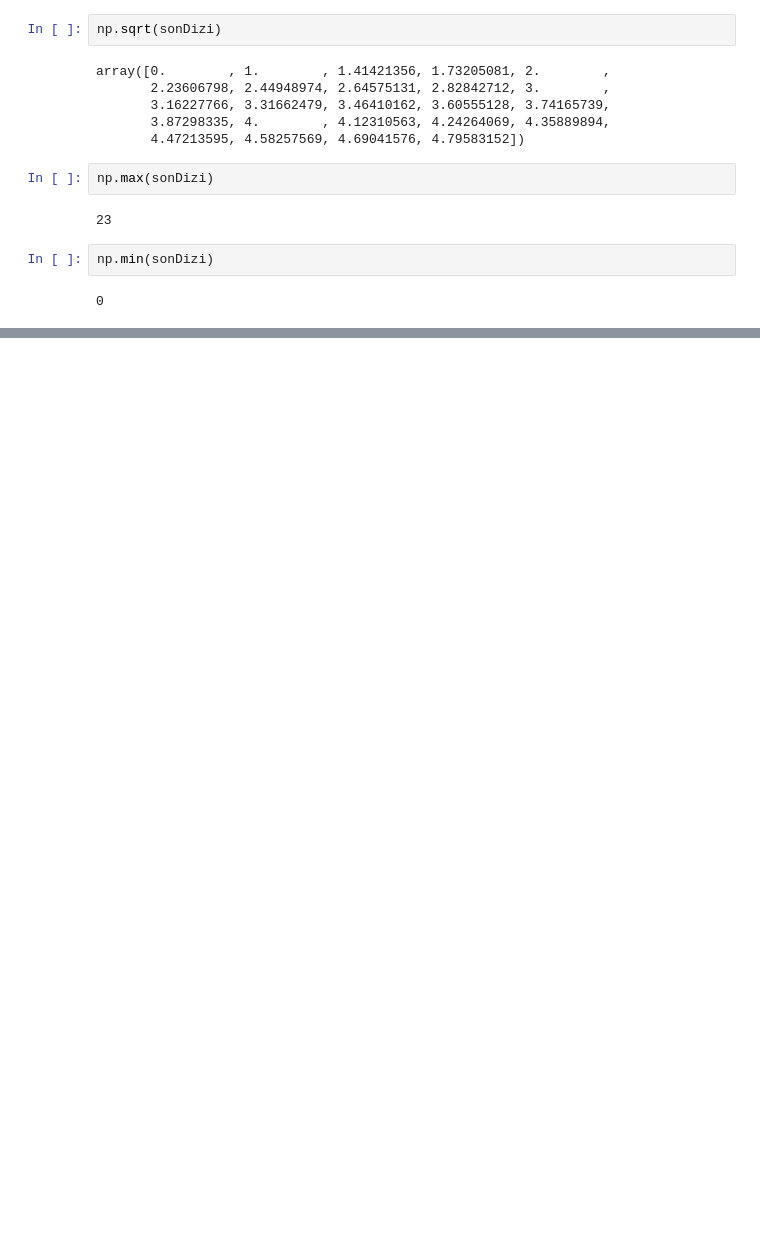
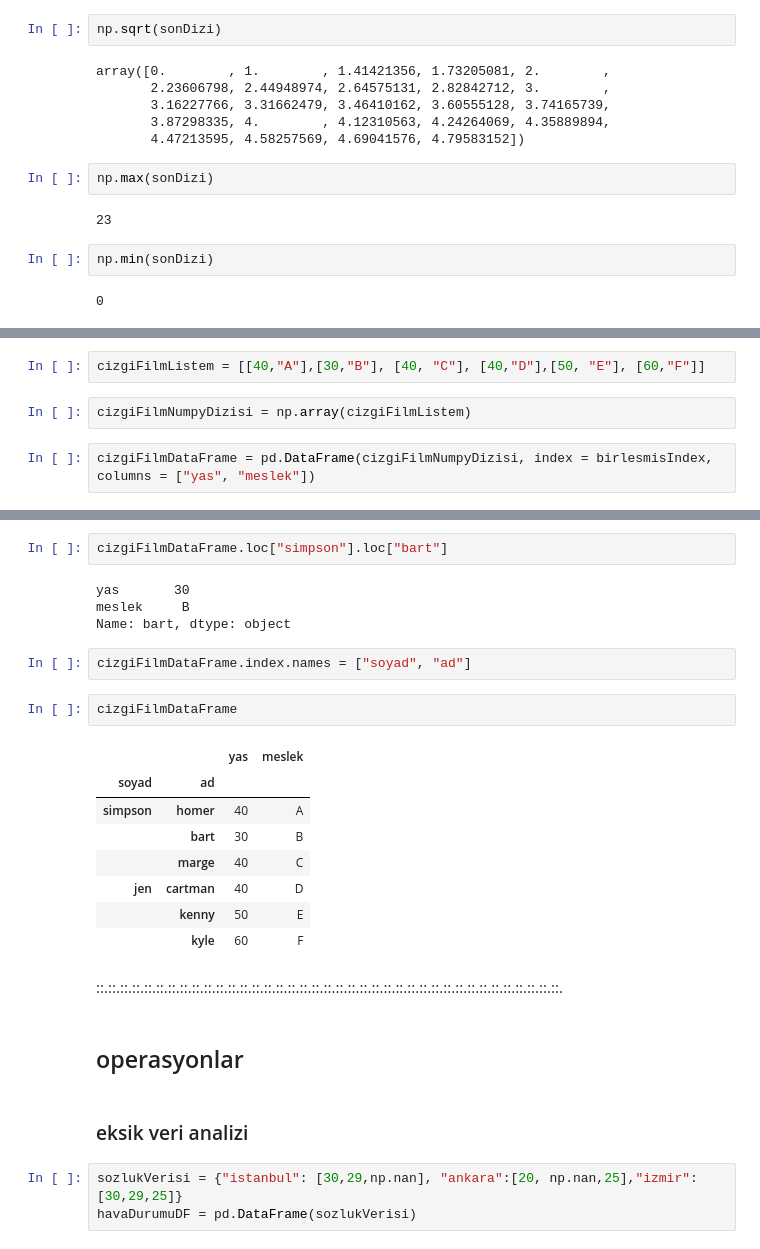
Before and after one commit to yarensabir/COURSES, a Jupyter notebook: btkakademi.gov.tr/VERİ_BİLİMİ_İÇİN_PYTHON_VE_TENSORFLOW/notes.ipynb, the cells around one changed output, grey strips where cells are left out. Drawn from its saved outputs; the diff is of its cells as text; blank space fills up the shorter version.

```diff
--- a/btkakademi.gov.tr/VERİ_BİLİMİ_İÇİN_PYTHON_VE_TENSORFLOW/notes.ipynb
+++ b/btkakademi.gov.tr/VERİ_BİLİMİ_İÇİN_PYTHON_VE_TENSORFLOW/notes.ipynb
@@ -512,0 +826,6 @@ np.min(sonDizi)
+# %%
+cizgiFilmListem = [[40,"A"],[30,"B"], [40, "C"], [40,"D"],[50, "E"], [60,"F"]]
+# %%
+cizgiFilmNumpyDizisi = np.array(cizgiFilmListem)
+# %%
+cizgiFilmDataFrame = pd.DataFrame(cizgiFilmNumpyDizisi, index = birlesmisIndex, columns = ["yas", "meslek"])
@@ -512,0 +849,28 @@ np.min(sonDizi)
+# %%
+cizgiFilmDataFrame.loc["simpson"].loc["bart"]
+# %% [output]
+yas       30
+meslek     B
+Name: bart, dtype: object
+# %%
+cizgiFilmDataFrame.index.names = ["soyad", "ad"]
+# %%
+cizgiFilmDataFrame
+# %% [output]
+|  |  | yas | meslek |
+| soyad | ad |  |  |
+| simpson | homer | 40 | A |
+|  | bart | 30 | B |
+|  | marge | 40 | C |
+| jen | cartman | 40 | D |
+|  | kenny | 50 | E |
+|  | kyle | 60 | F |
+# %% [markdown]
+::.::.::.::.::.::.::.::.::.::.::.::.::.::.::.::.::.::.::.::.::.::.::.::.::.::.::.::.::.::.::.::.::.::.::.::.::.::.::.
+# %% [markdown]
+## operasyonlar
+# %% [markdown]
+### eksik veri analizi
+# %%
+sozlukVerisi = {"istanbul": [30,29,np.nan], "ankara":[20, np.nan,25],"izmir":[30,29,25]}
+havaDurumuDF = pd.DataFrame(sozlukVerisi)
```
Also changed, not shown: parts of 94 cells of this notebook.
